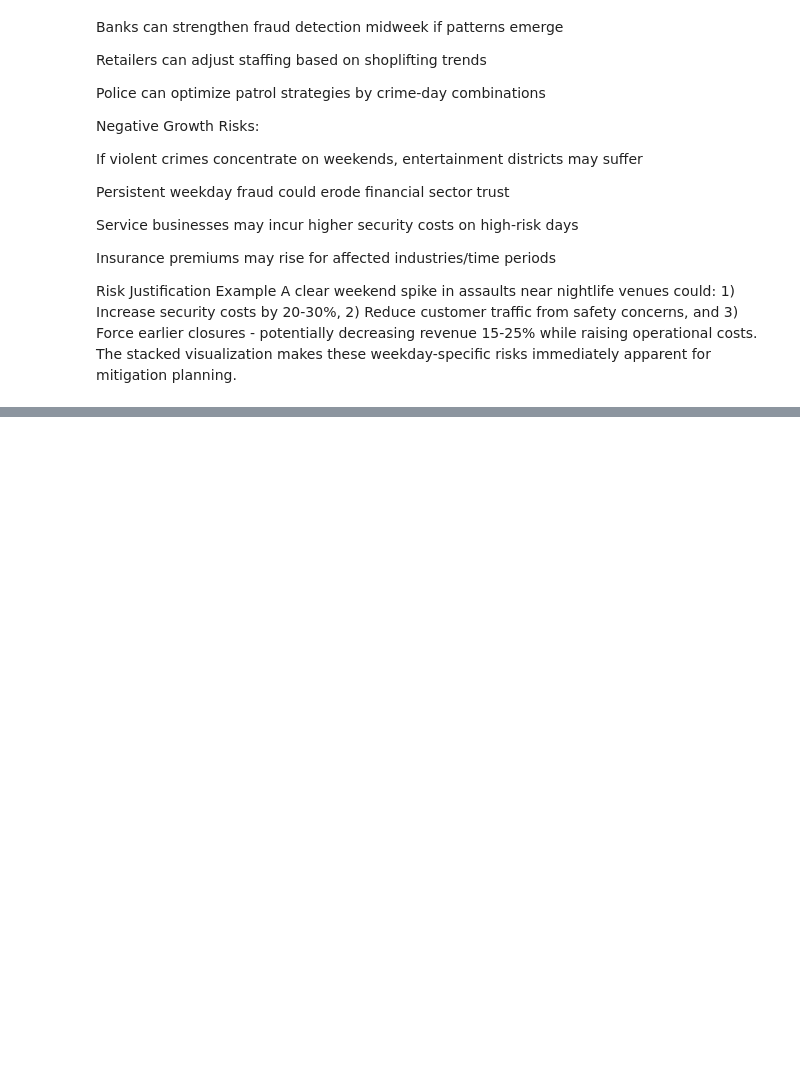
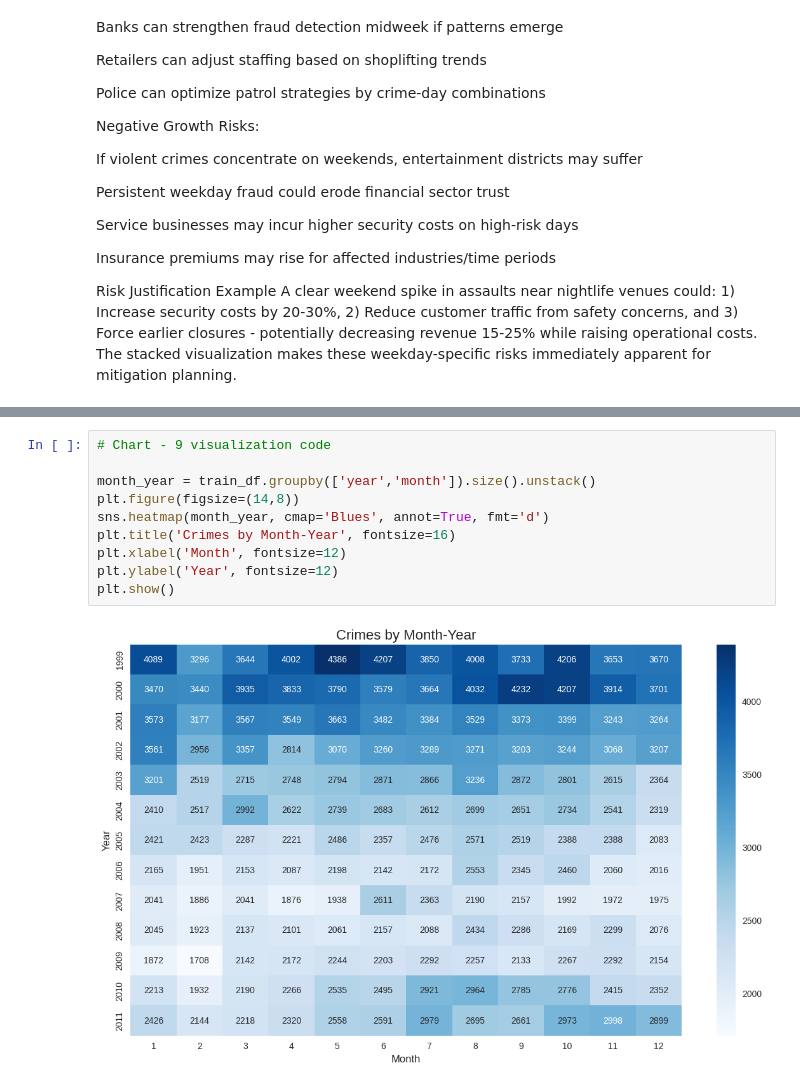
Before and after one commit to mrkhan0004/Labmentix-Internship, a Jupyter notebook: FBI_Time_series.ipynb, the cells around one changed output, grey strips where cells are left out. Drawn from its saved outputs; the diff is of its cells as text; blank space fills up the shorter version.

```diff
--- a/FBI_Time_series.ipynb
+++ b/FBI_Time_series.ipynb
@@ -737,0 +922,12 @@ Risk Justification Example A clear weekend spike in assaults near nightlife venu
+# %%
+# Chart - 9 visualization code
+
+month_year = train_df.groupby(['year','month']).size().unstack()
+plt.figure(figsize=(14,8))
+sns.heatmap(month_year, cmap='Blues', annot=True, fmt='d')
+plt.title('Crimes by Month-Year', fontsize=16)
+plt.xlabel('Month', fontsize=12)
+plt.ylabel('Year', fontsize=12)
+plt.show()
+# %% [output]
+[figure, added]
```
Also changed, not shown: parts of 12 cells of this notebook.
